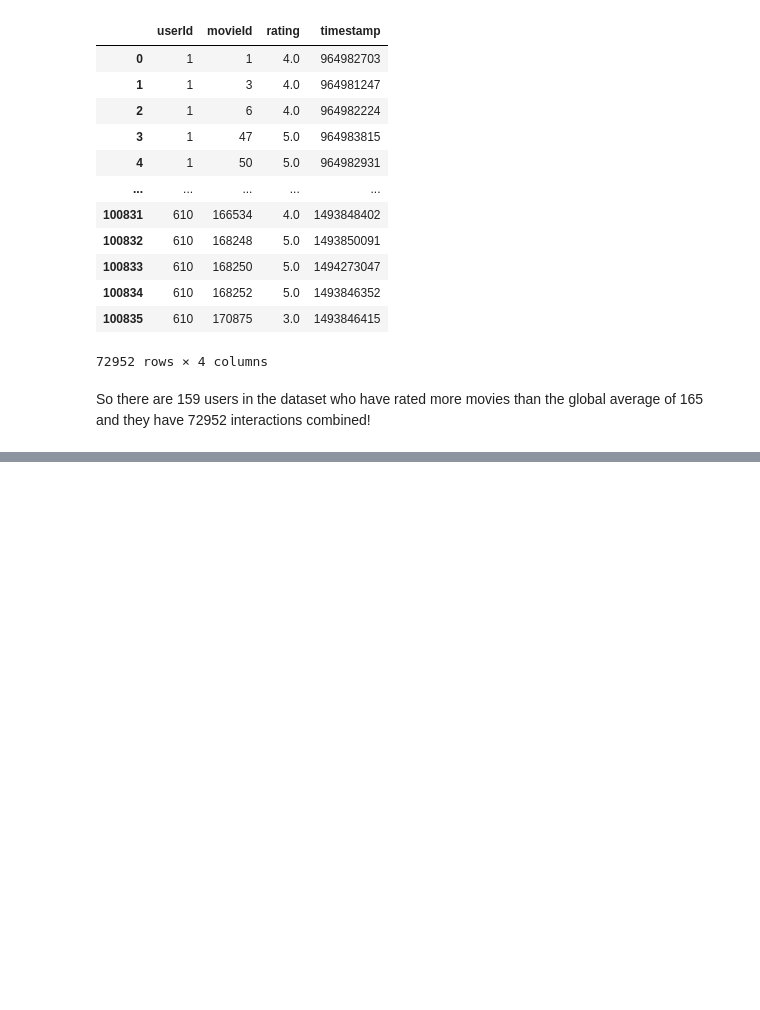
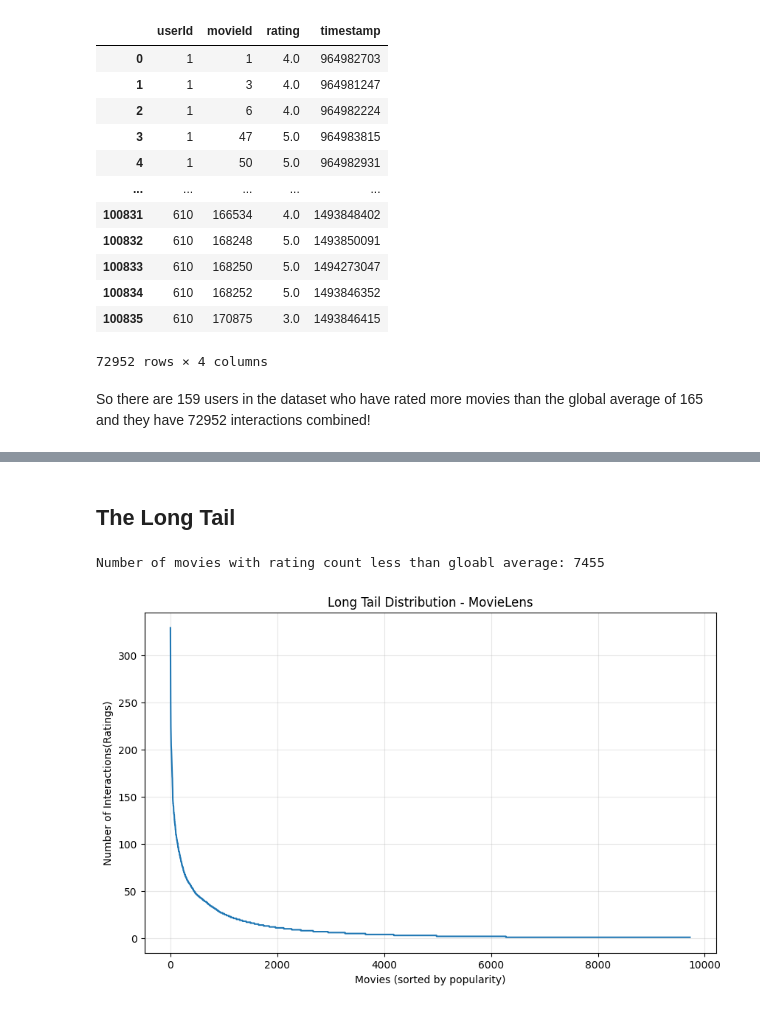
Before and after one commit to bhaskrr/next-gen-recommenders, a Jupyter notebook: notebooks/01_eda.ipynb, the cells around one changed output, grey strips where cells are left out. Drawn from its saved outputs; the diff is of its cells as text; code cells hidden in the pictures; blank space fills up the shorter version.

Commit message:
added item popularity and long tail analysis

```diff
--- a/notebooks/01_eda.ipynb
+++ b/notebooks/01_eda.ipynb
@@ -209,0 +286,20 @@ So there are 159 users in the dataset who have rated more movies than the global
+# %% [markdown]
+## The Long Tail
+# %%
+non_popular_movies = movie_rating_count[movie_rating_count["count"] < int(mean_movie_rating_count)]
+print("Number of movies with rating count less than gloabl average:", len(non_popular_movies))
+# %% [output]
+Number of movies with rating count less than gloabl average: 7455
+# %%
+item_popularity = ratings.groupby("movieId").size()
+item_popularity = item_popularity.sort_values(ascending=False)
+# %%
+plt.figure(figsize=(10, 6))
+plt.plot(range(len(item_popularity)), item_popularity.values)
+plt.xlabel("Movies (sorted by popularity)")
+plt.ylabel("Number of Interactions(Ratings)")
+plt.title("Long Tail Distribution - MovieLens")
+plt.grid(alpha=0.3)
+plt.show()
+# %% [output]
+[figure, added]
```
Also changed, not shown: parts of 8 cells of this notebook.
